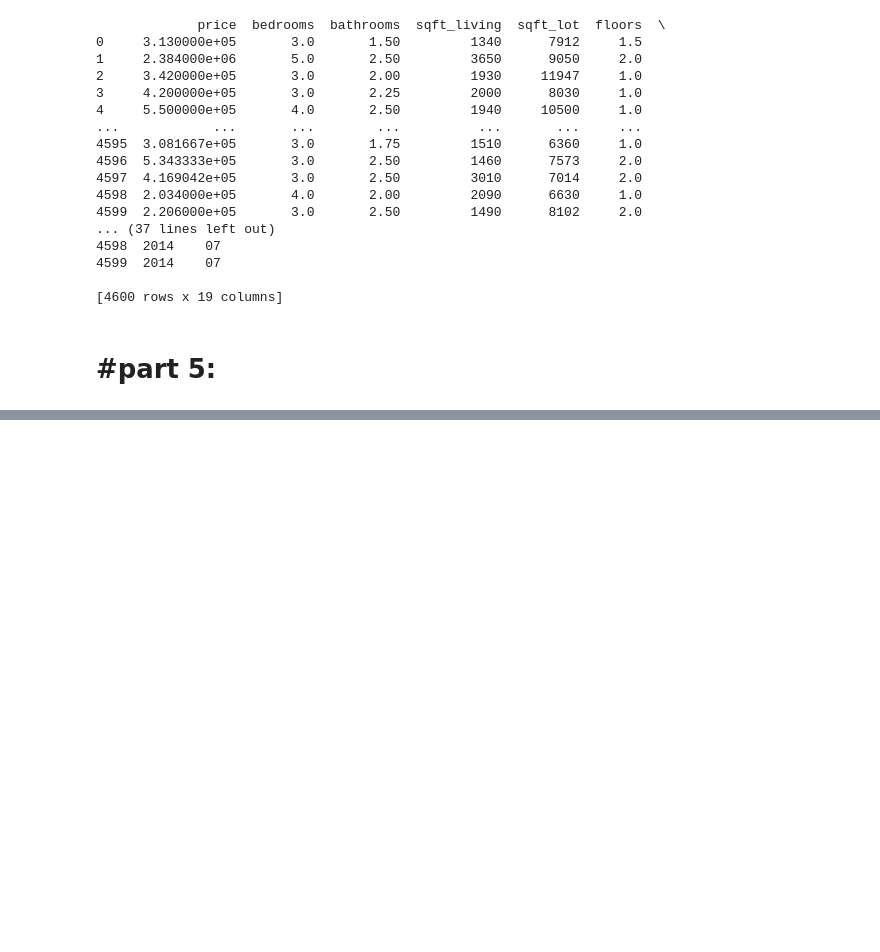
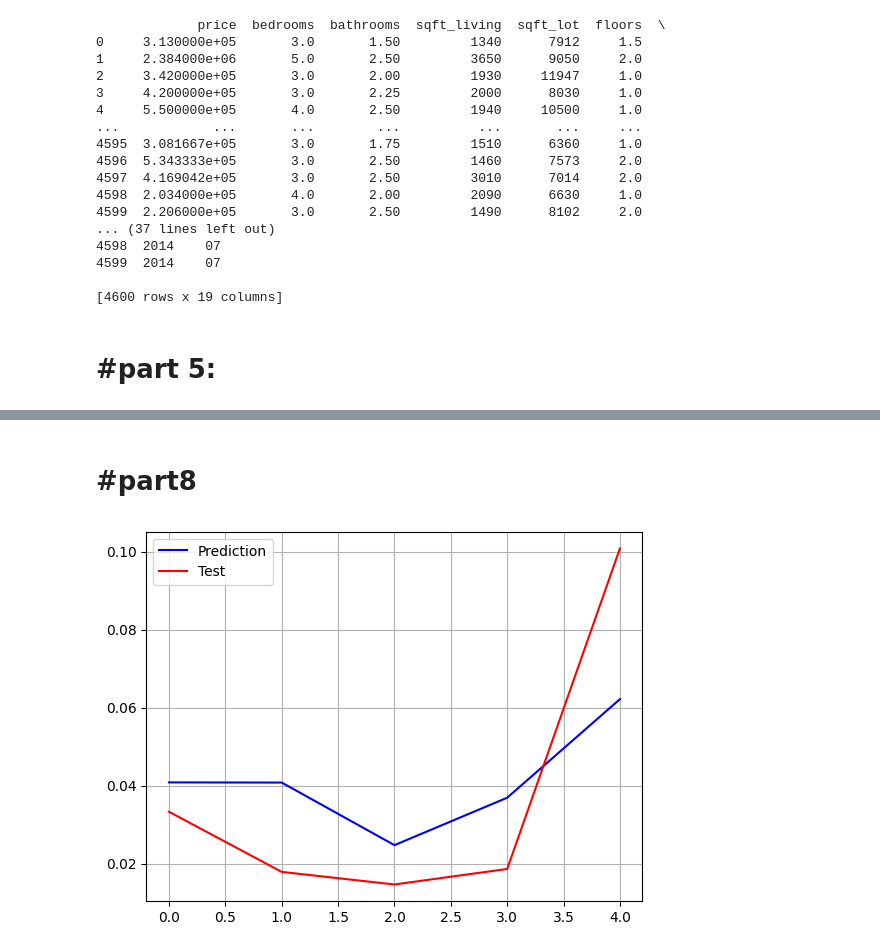
Before and after one commit to KEHSANN/hosh_masnoi, a Jupyter notebook: Q4.ipynb, the cells around one changed output, grey strips where cells are left out. Saved outputs shown, nothing was run; the diff lists cells and outputs as text; code cells hidden in the pictures; blank space fills up the shorter version.

```diff
--- a/Q4.ipynb
+++ b/Q4.ipynb
@@ -271,0 +325,4 @@ plt.show()
+# %%
+y_pred_2 = model_2.predict(X_test)
+rscore_2 = r2_score(y_test, y_pred_2)
+rscore_2
@@ -271,0 +342,22 @@ plt.show()
+# %% [markdown]
+# #part8
+# %%
+import random
+
+random_pred = list()
+random_test = list()
+
+for i in range(5):
+  j = random.randint(0, len(y_pred_2) ) # Generate a random index
+  random_pred.append(y_pred_2[j]) # Append y_pred_2 value at the randomindex j
+  random_test.append(y_test[j]) # Append y_test value at the same randomindex j
+
+# Plot the random predictions and actual test outputs
+plt.plot(random_pred , 'b', label='Prediction') # Blue line for predictions
+plt.plot(random_test , 'r', label='Test') # Red line for actual testoutputs
+
+plt.legend()
+plt.grid()
+plt.show()
+# %% [output]
+[figure, added]
```
Also changed, not shown: parts of 13 cells of this notebook.
